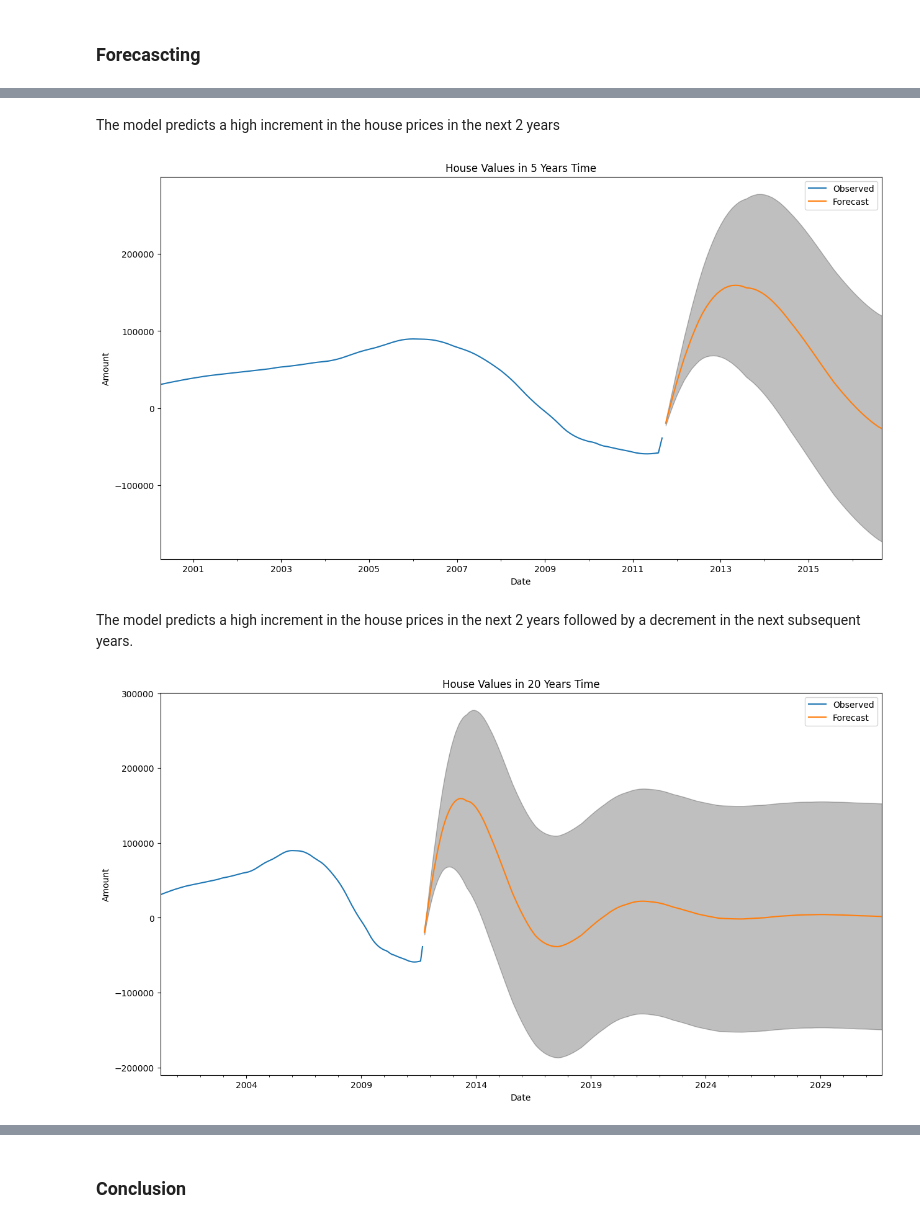
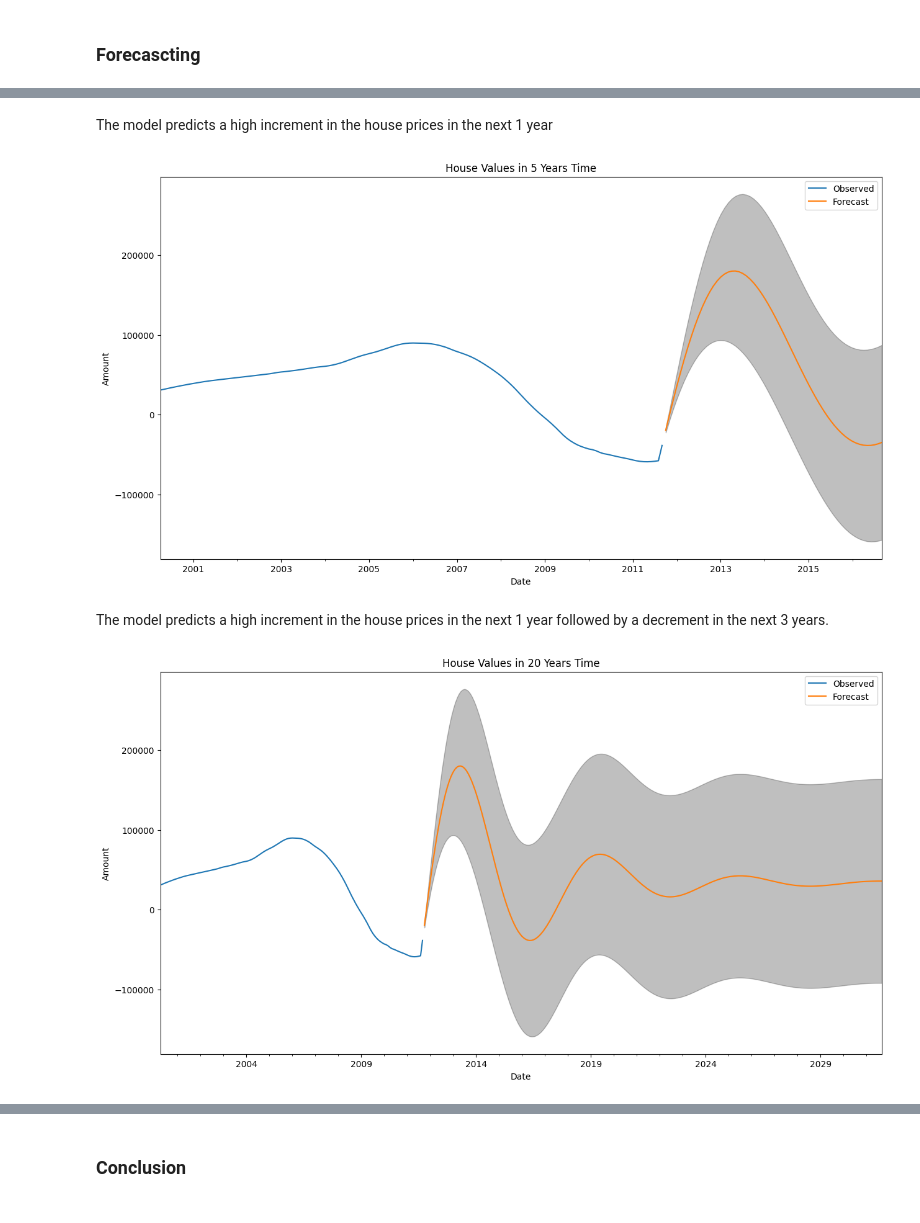
Before and after one commit to Eddie-254/Phase-4-Project, a Jupyter notebook: Main_Notebook.ipynb, the cells around one changed output, grey strips where cells are left out. Drawn from its saved outputs; the diff is of its cells as text; code cells hidden in the pictures.

Commit message:
tuned model

```diff
--- a/Main_Notebook.ipynb
+++ b/Main_Notebook.ipynb
@@ -1059,13 +1059,13 @@ plot_forecast(train_values, model_fit_seaonal, 24)
 # %% [markdown]
-The model predicts a high increment in the house prices in the next 2 years
+The model predicts a high increment in the house prices in the next 1 year
 # %%
-plot_forecast(train_values, model_fit_seaonal, 60)
+plot_forecast(train_values, res_arma, 60)
 # %% [output]
-[figure, old version]
+[figure, new version]
 # %% [markdown]
-The model predicts a high increment in the house prices in the next 2 years followed by a decrement in the next subsequent years.
+The model predicts a high increment in the house prices in the next 1 year followed by a decrement in the next 3 years.
 # %%
-plot_forecast(train_values, model_fit_seaonal, 240)
+plot_forecast(train_values, res_arma, 240)
 # %% [output]
-[figure, old version]
+[figure, new version]
 # %% [markdown]
```
Also changed, not shown: parts of 4 cells of this notebook.
